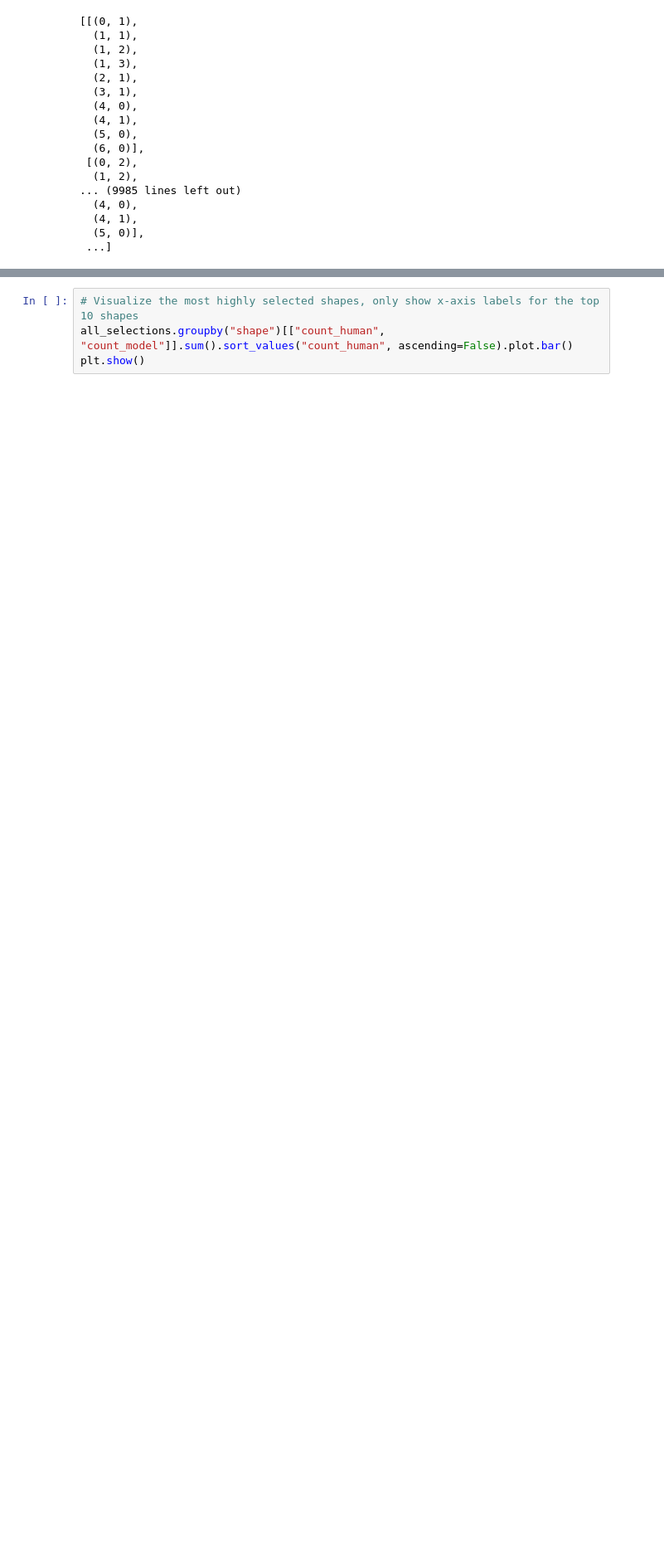
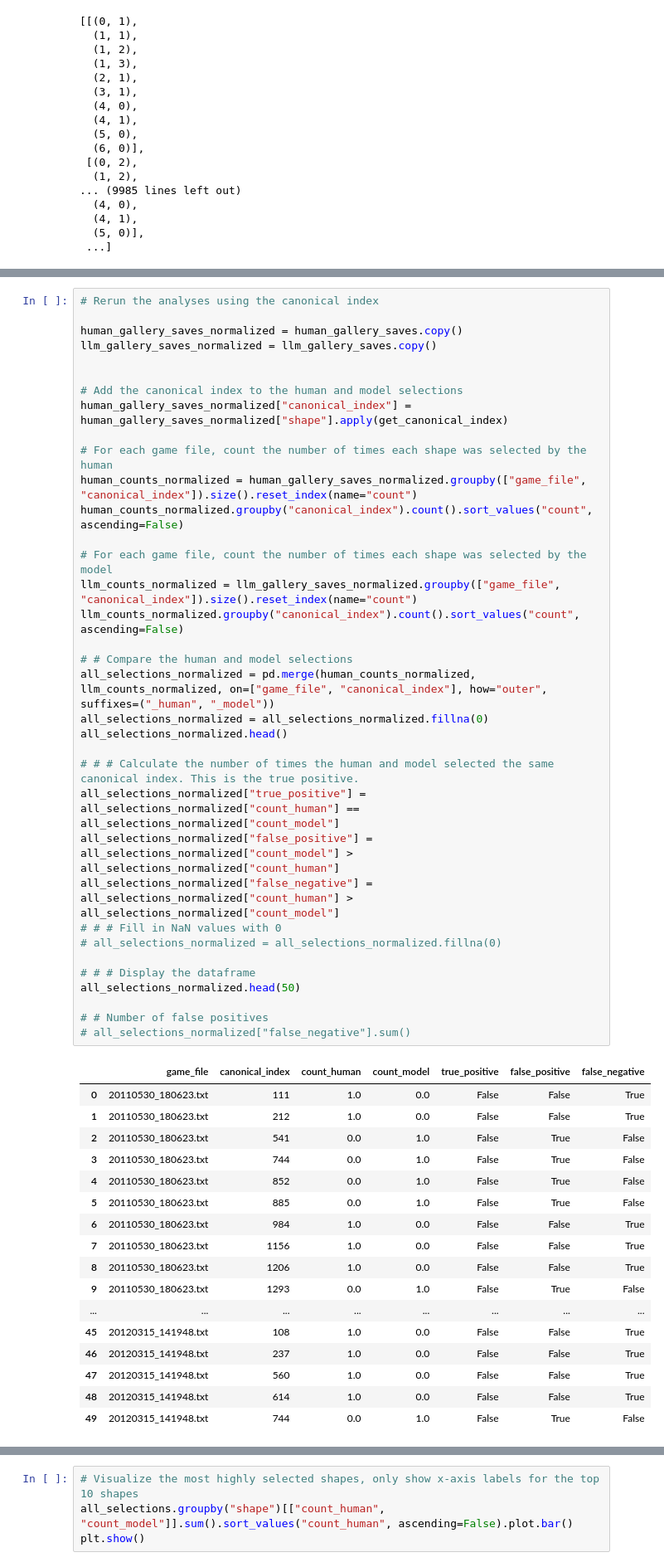
Before and after one commit to sarahhannahwu/benchmarking-creativity, a Jupyter notebook: analysis/LLM_evaluations_Mar9.ipynb, the cells around one changed output, grey strips where cells are left out. Shown at 83% size. Drawn from its saved outputs; the diff is of its cells as text; blank space fills up the shorter version.

Commit message:
analyses

```diff
--- a/analysis/LLM_evaluations_Mar9.ipynb
+++ b/analysis/LLM_evaluations_Mar9.ipynb
@@ -421,3 +285,56 @@ all_selections.to_csv("gallery_selections_comparison_canonical.csv", index=False
+# %%
+# Rerun the analyses using the canonical index
+
+human_gallery_saves_normalized = human_gallery_saves.copy()
+llm_gallery_saves_normalized = llm_gallery_saves.copy()
+
+
+# Add the canonical index to the human and model selections
+human_gallery_saves_normalized["canonical_index"] = human_gallery_saves_normalized["shape"].apply(get_canonical_index)
+
+# For each game file, count the number of times each shape was selected by the human
+human_counts_normalized = human_gallery_saves_normalized.groupby(["game_file", "canonical_index"]).size().reset_index(name="count")
+human_counts_normalized.groupby("canonical_index").count().sort_values("count", ascending=False)
+
+# For each game file, count the number of times each shape was selected by the model
+llm_counts_normalized = llm_gallery_saves_normalized.groupby(["game_file", "canonical_index"]).size().reset_index(name="count")
+llm_counts_normalized.groupby("canonical_index").count().sort_values("count", ascending=False)
+
+# # Compare the human and model selections
+all_selections_normalized = pd.merge(human_counts_normalized, llm_counts_normalized, on=["game_file", "canonical_index"], how="outer", suffixes=("_human", "_model"))
+all_selections_normalized = all_selections_normalized.fillna(0)
+all_selections_normalized.head()
+
+# # # Calculate the number of times the human and model selected the same canonical index. This is the true positive.
+all_selections_normalized["true_positive"] = all_selections_normalized["count_human"] == all_selections_normalized["count_model"]
+all_selections_normalized["false_positive"] = all_selections_normalized["count_model"] > all_selections_normalized["count_human"]
+all_selections_normalized["false_negative"] = all_selections_normalized["count_human"] > all_selections_normalized["count_model"]
+# # # Fill in NaN values with 0
+# all_selections_normalized = all_selections_normalized.fillna(0)
+
+# # # Display the dataframe
+all_selections_normalized.head(50)
+
+# # Number of false positives
+# all_selections_normalized["false_negative"].sum()
+# %% [output]
+|  | game_file | canonical_index | count_human | count_model | true_positive | false_positive | false_negative |
+| 0 | 20110530_180623.txt | 111 | 1.0 | 0.0 | False | False | True |
+| 1 | 20110530_180623.txt | 212 | 1.0 | 0.0 | False | False | True |
+| 2 | 20110530_180623.txt | 541 | 0.0 | 1.0 | False | True | False |
+| 3 | 20110530_180623.txt | 744 | 0.0 | 1.0 | False | True | False |
+| 4 | 20110530_180623.txt | 852 | 0.0 | 1.0 | False | True | False |
+| 5 | 20110530_180623.txt | 885 | 0.0 | 1.0 | False | True | False |
+| 6 | 20110530_180623.txt | 984 | 1.0 | 0.0 | False | False | True |
+| 7 | 20110530_180623.txt | 1156 | 1.0 | 0.0 | False | False | True |
+| 8 | 20110530_180623.txt | 1206 | 1.0 | 0.0 | False | False | True |
+| 9 | 20110530_180623.txt | 1293 | 0.0 | 1.0 | False | True | False |
+| ... | ... | ... | ... | ... | ... | ... | ... |
+| 45 | 20120315_141948.txt | 108 | 1.0 | 0.0 | False | False | True |
+| 46 | 20120315_141948.txt | 237 | 1.0 | 0.0 | False | False | True |
+| 47 | 20120315_141948.txt | 560 | 1.0 | 0.0 | False | False | True |
+| 48 | 20120315_141948.txt | 614 | 1.0 | 0.0 | False | False | True |
+| 49 | 20120315_141948.txt | 744 | 0.0 | 1.0 | False | True | False |
 # %%
 
 # Create a Venn diagram of human and model selections
```
Also changed, not shown: parts of 8 cells of this notebook, 5 other files.
